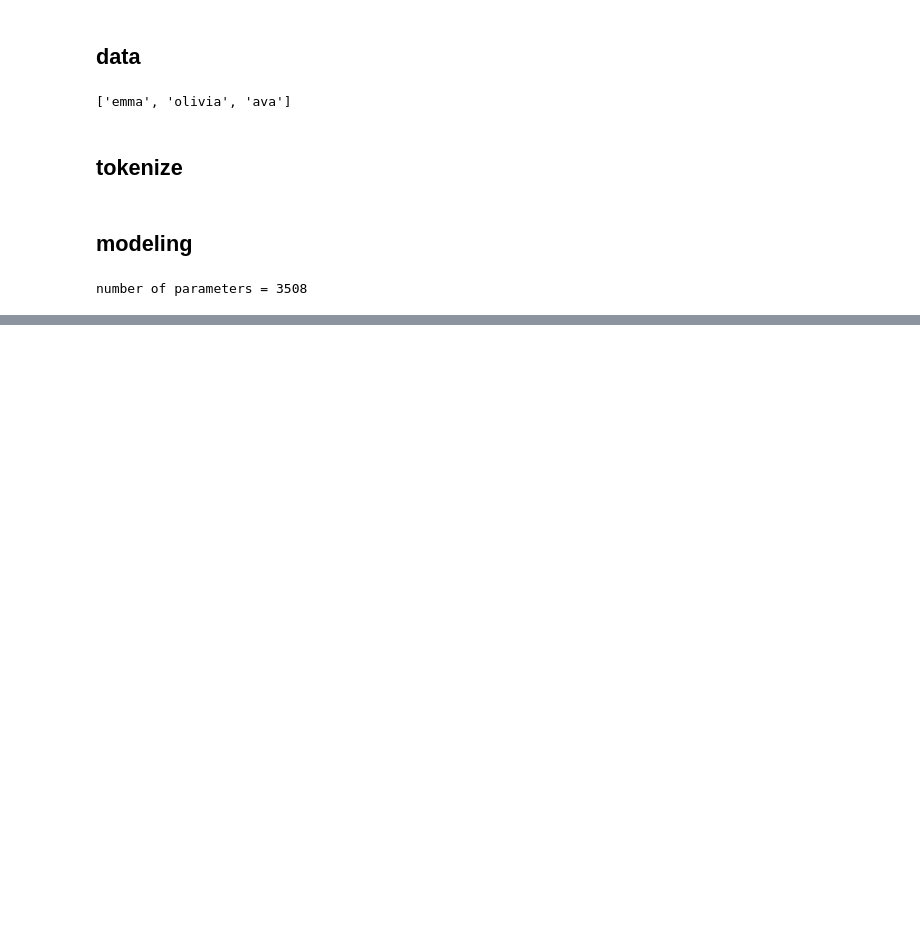
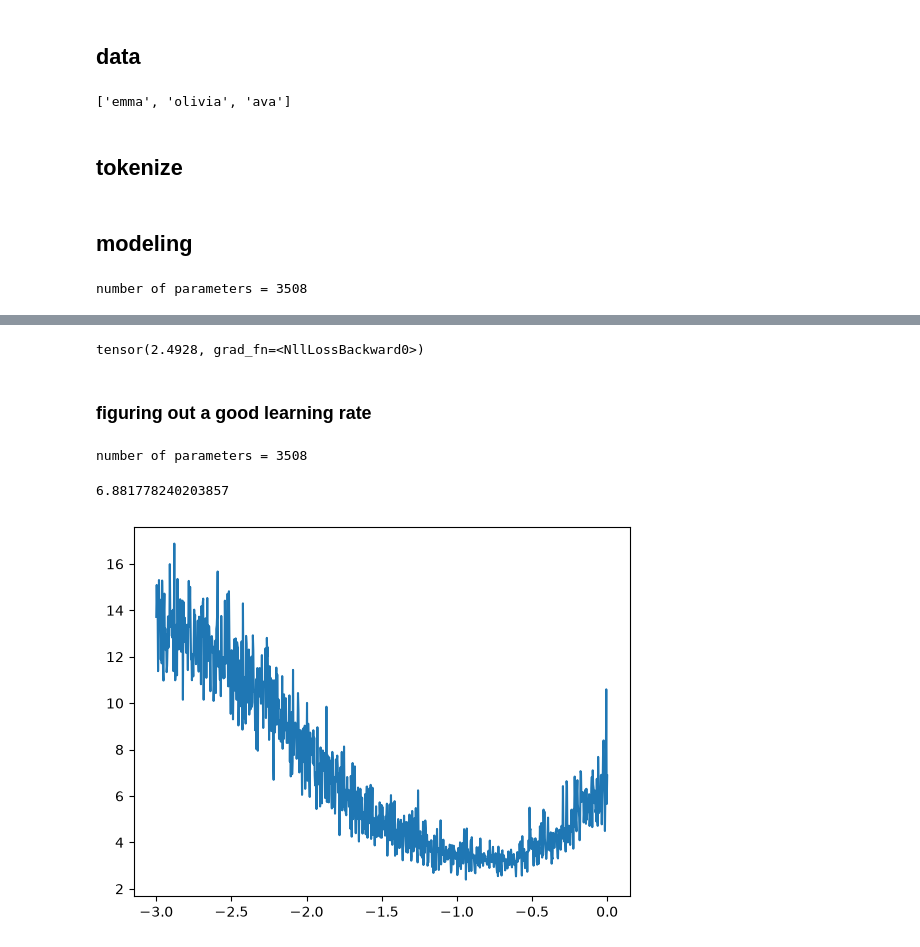
Before and after one commit to vempaliakhil96/makemore, a Jupyter notebook: nbs/02-neural-network.ipynb, the cells around one changed output, grey strips where cells are left out. Saved outputs shown, nothing was run; the diff lists cells and outputs as text; code cells hidden in the pictures; blank space fills up the shorter version.

```diff
--- a/nbs/02-neural-network.ipynb
+++ b/nbs/02-neural-network.ipynb
@@ -39,6 +39,7 @@ for name in names:
         ctx.append(c); ctx.pop(0)
         X.append(x); Y.append(y)
 
+X = torch.tensor(X)
 Y = torch.tensor(Y)
 # %%
 g = torch.Generator().manual_seed(2147483647)
@@ -90,0 +85,12 @@ for i in range(100):
+# %%
+# calculating the total loss
+
+X_emb = word_embeddings[X]
+h = torch.tanh(X_emb.view(-1, emb_sz*ctx_len) @ W1 + b1)
+logits = h @ W2 + b2
+loss = F.cross_entropy(logits, Y)
+loss
+# %% [output]
+tensor(2.4928, grad_fn=<NllLossBackward0>)
+# %% [markdown]
+### figuring out a good learning rate
@@ -90,0 +100,49 @@ for i in range(100):
+# %%
+g = torch.Generator().manual_seed(2147483647)
+
+word_embeddings = torch.randn((27, emb_sz), dtype=torch.float32, generator=g)
+
+# 1st hidden layer with 100 neurons
+W1 = torch.randn(emb_sz*ctx_len, 100, generator=g)
+b1 = torch.randn(100, generator=g)
+
+# output layer
+W2 = torch.randn(100, 27, generator=g)
+b2 = torch.randn(27, generator=g)
+
+params = [word_embeddings, W1, b1, W2, b2]
+
+print(f"number of parameters = {sum([p.nelement() for p in params])}")
+
+for p in params: p.requires_grad = True
+# %% [output]
+number of parameters = 3508
+# %%
+losses = []
+for i in range(1000):
+    # lets perform updates in minibatch to make the forward and backward pass more effective
+    ixs = torch.randint(0, X.shape[0], (32,))
+    # forward pass
+    X_emb = word_embeddings[X[ixs]]
+    h = torch.tanh(X_emb.view(-1, emb_sz*ctx_len) @ W1 + b1)
+    logits = h @ W2 + b2
+    loss = F.cross_entropy(logits, Y[ixs])
+
+    # backward pass
+    for p in params:
+        p.grad = None
+    loss.backward()
+    # update weights
+    for p in params:
+        p.data += -lrs[i]*p.grad
+
+    # track
+    losses.append(loss.item())
+
+print(loss.item())
+# %% [output]
+6.881778240203857
+# %%
+plt.plot(lre, losses);
+# %% [output]
+[figure, added]
```
Also changed, not shown: parts of 12 cells of this notebook.
